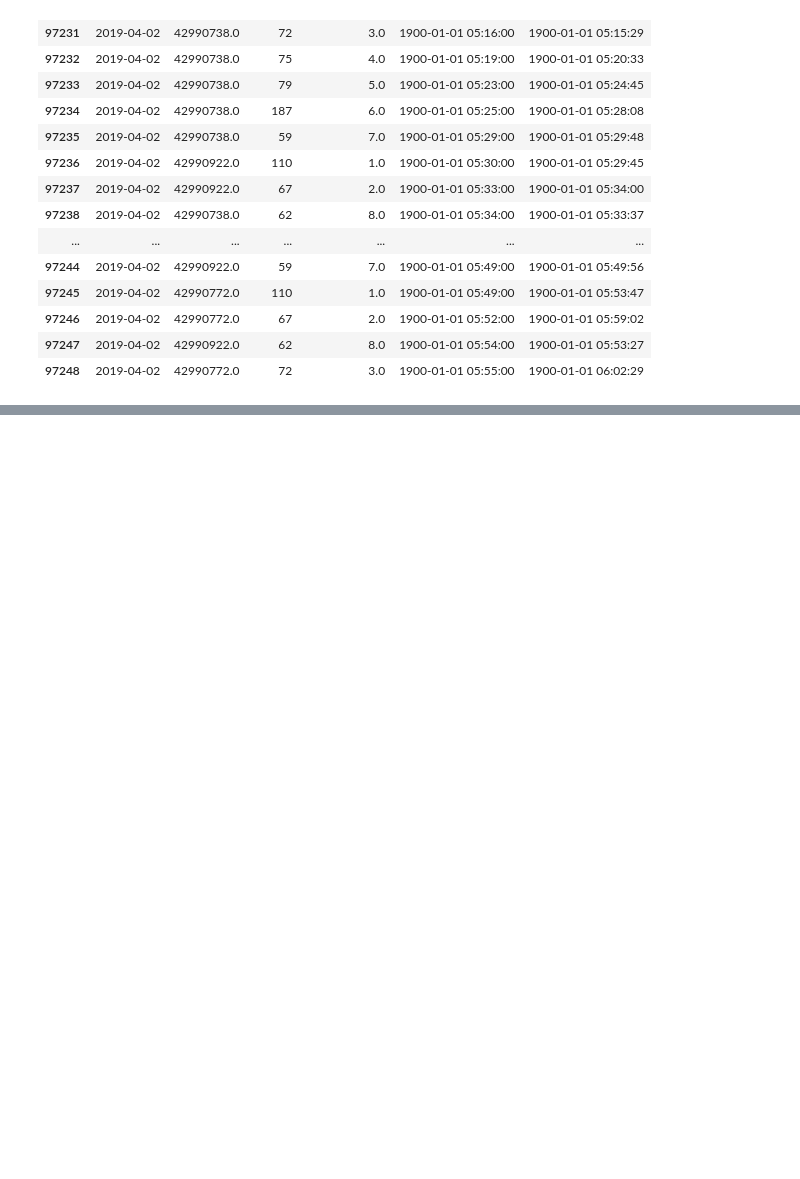
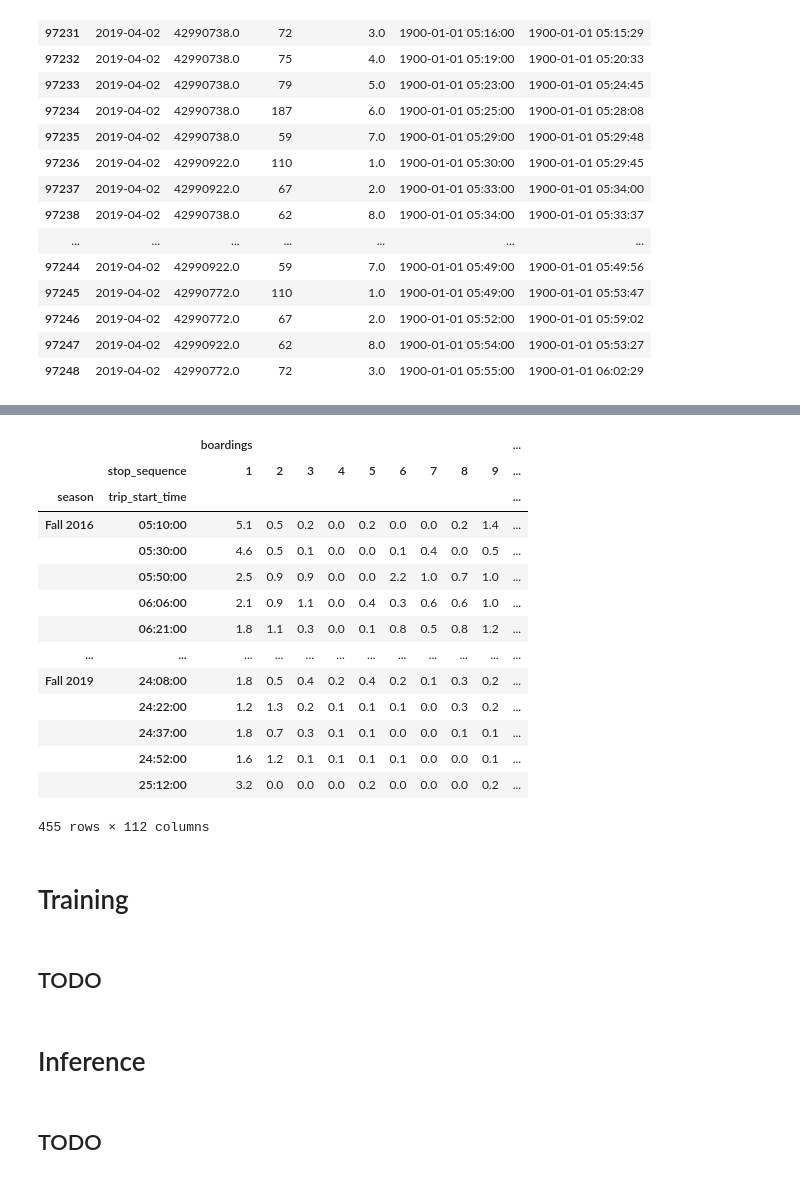
Before and after one commit to notAlex2/pgm-public-transit, a Jupyter notebook: main.ipynb, the cells around one changed output, grey strips where cells are left out. Cells and saved outputs as stored; diff of their text form; code cells hidden in the pictures; blank space fills up the shorter version.

```diff
--- a/main.ipynb
+++ b/main.ipynb
@@ -377,0 +352,8 @@ d_2016_10_21[filter_rows][filter_columns]
+# %%
+filter_columns = ["season", "trip_start_time", "stop_id", "stop_sequence", "boardings", "alightings", "load_", "sample_size"]
+filter_rows = (df['route_id'] == '1') & \
+              (df['route_variant'] == "1-_-1") & \
+              (df['day_type_name'] == "weekday")
+sort_columns = ['season', 'trip_start_time', 'stop_sequence']
+df2 = df[filter_columns][filter_rows].sort_values(by=sort_columns)
+df2
@@ -377,0 +390,29 @@ d_2016_10_21[filter_rows][filter_columns]
+# %%
+pd.set_option('display.max_rows', 60)
+pd.set_option('display.max_columns', 60)
+df3 = df2.pivot(index=['season','trip_start_time'], columns=['stop_sequence'], values=['boardings',	'alightings',	'load_', 'sample_size'])
+df3
+# %% [output]
+|  |  | boardings |  |  |  |  |  |  |  |  | ... |
+|  | stop_sequence | 1 | 2 | 3 | 4 | 5 | 6 | 7 | 8 | 9 | ... |
+| season | trip_start_time |  |  |  |  |  |  |  |  |  | ... |
+| Fall 2016 | 05:10:00 | 5.1 | 0.5 | 0.2 | 0.0 | 0.2 | 0.0 | 0.0 | 0.2 | 1.4 | ... |
+|  | 05:30:00 | 4.6 | 0.5 | 0.1 | 0.0 | 0.0 | 0.1 | 0.4 | 0.0 | 0.5 | ... |
+|  | 05:50:00 | 2.5 | 0.9 | 0.9 | 0.0 | 0.0 | 2.2 | 1.0 | 0.7 | 1.0 | ... |
+|  | 06:06:00 | 2.1 | 0.9 | 1.1 | 0.0 | 0.4 | 0.3 | 0.6 | 0.6 | 1.0 | ... |
+|  | 06:21:00 | 1.8 | 1.1 | 0.3 | 0.0 | 0.1 | 0.8 | 0.5 | 0.8 | 1.2 | ... |
+| ... | ... | ... | ... | ... | ... | ... | ... | ... | ... | ... | ... |
+| Fall 2019 | 24:08:00 | 1.8 | 0.5 | 0.4 | 0.2 | 0.4 | 0.2 | 0.1 | 0.3 | 0.2 | ... |
+|  | 24:22:00 | 1.2 | 1.3 | 0.2 | 0.1 | 0.1 | 0.1 | 0.0 | 0.3 | 0.2 | ... |
+|  | 24:37:00 | 1.8 | 0.7 | 0.3 | 0.1 | 0.1 | 0.0 | 0.0 | 0.1 | 0.1 | ... |
+|  | 24:52:00 | 1.6 | 1.2 | 0.1 | 0.1 | 0.1 | 0.1 | 0.0 | 0.0 | 0.1 | ... |
+|  | 25:12:00 | 3.2 | 0.0 | 0.0 | 0.0 | 0.2 | 0.0 | 0.0 | 0.0 | 0.2 | ... |
+455 rows × 112 columns
+# %% [markdown]
+# Training
+# %% [markdown]
+## TODO
+# %% [markdown]
+# Inference
+# %% [markdown]
+## TODO
```
Also changed, not shown: parts of 23 cells of this notebook.
